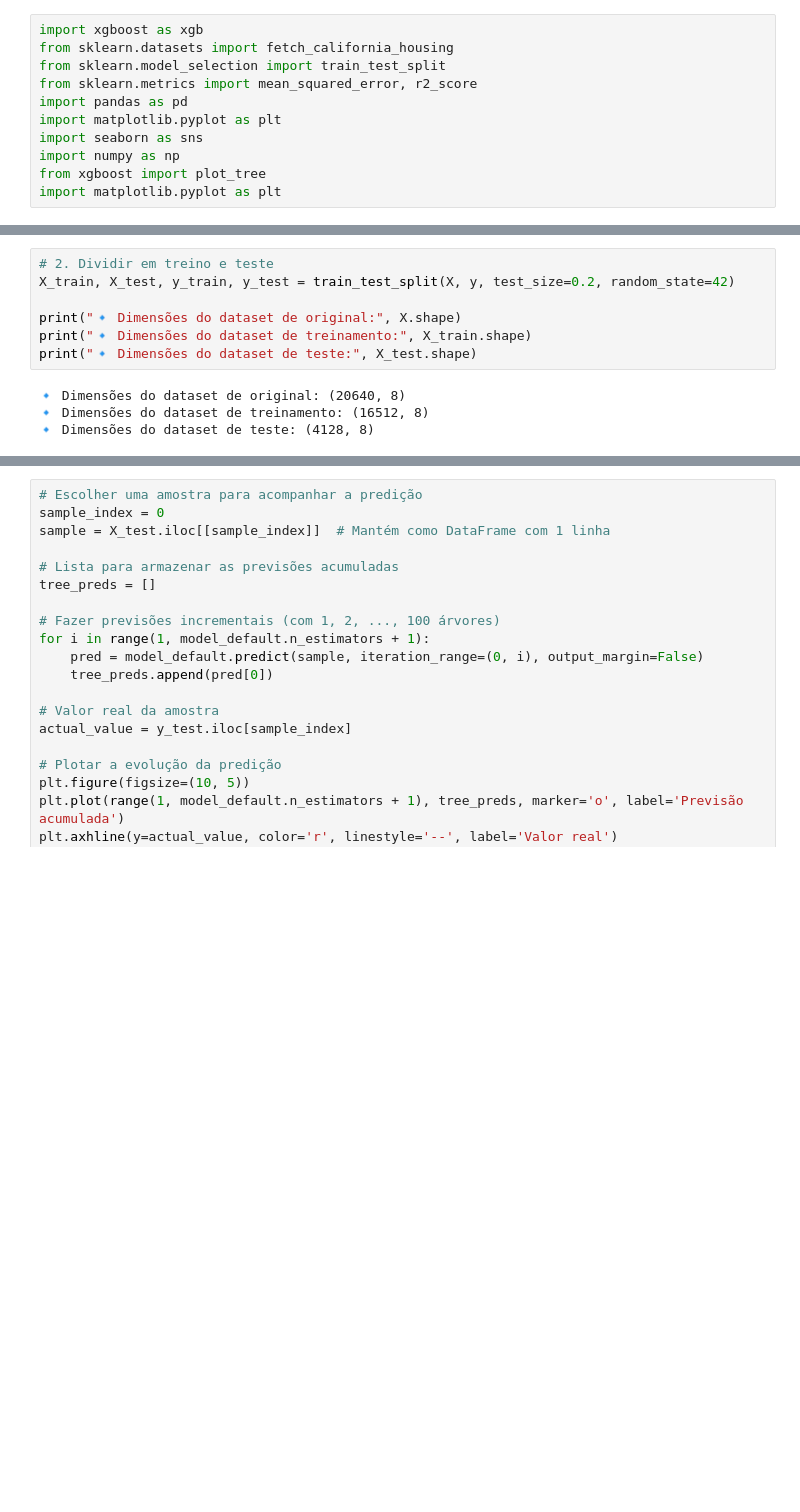
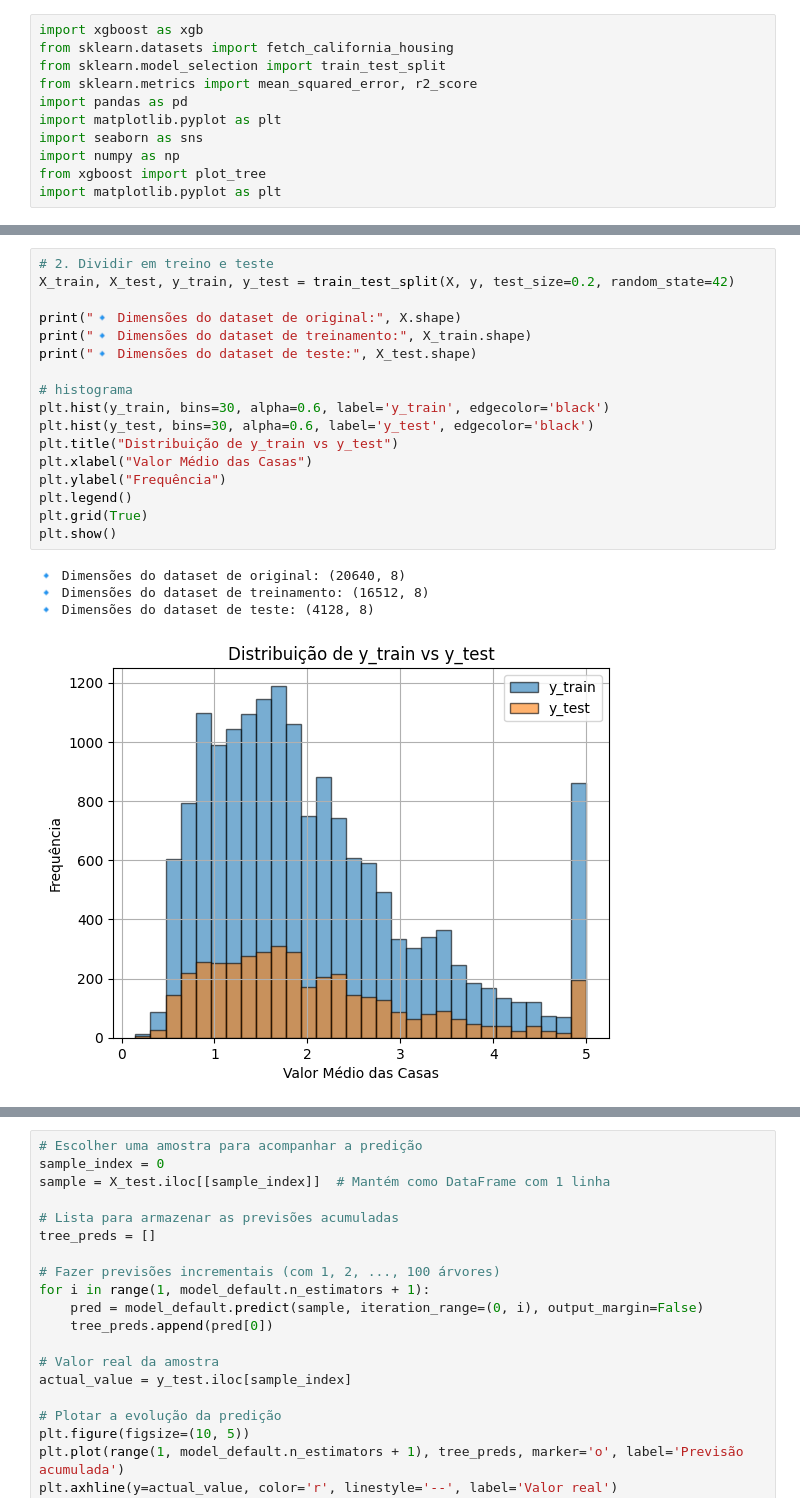
Before and after one commit to alessandradomi/TP558, a Jupyter notebook: seminario_XGBoost/seminario_xgboost_Alessandra.ipynb, the cells around one changed output, grey strips where cells are left out. Saved outputs shown, nothing was run; the diff lists cells and outputs as text; blank space fills up the shorter version.

```diff
--- a/seminario_XGBoost/seminario_xgboost_Alessandra.ipynb
+++ b/seminario_XGBoost/seminario_xgboost_Alessandra.ipynb
@@ -39,14 +52,25 @@ Name: Target, dtype: float64
 # %%
 # 2. Dividir em treino e teste
 X_train, X_test, y_train, y_test = train_test_split(X, y, test_size=0.2, random_state=42)
 
 print("🔹 Dimensões do dataset de original:", X.shape)
 print("🔹 Dimensões do dataset de treinamento:", X_train.shape)
 print("🔹 Dimensões do dataset de teste:", X_test.shape)
+
+# histograma
+plt.hist(y_train, bins=30, alpha=0.6, label='y_train', edgecolor='black')
+plt.hist(y_test, bins=30, alpha=0.6, label='y_test', edgecolor='black')
+plt.title("Distribuição de y_train vs y_test")
+plt.xlabel("Valor Médio das Casas")
+plt.ylabel("Frequência")
+plt.legend()
+plt.grid(True)
+plt.show()
 # %% [output]
 🔹 Dimensões do dataset de original: (20640, 8)
 🔹 Dimensões do dataset de treinamento: (16512, 8)
 🔹 Dimensões do dataset de teste: (4128, 8)
+[figure, added]
 # %%
 print("\n=== MODELO COM PARÂMETROS PADRÃO ===")
 
```
Also changed, not shown: parts of 2 cells of this notebook.
